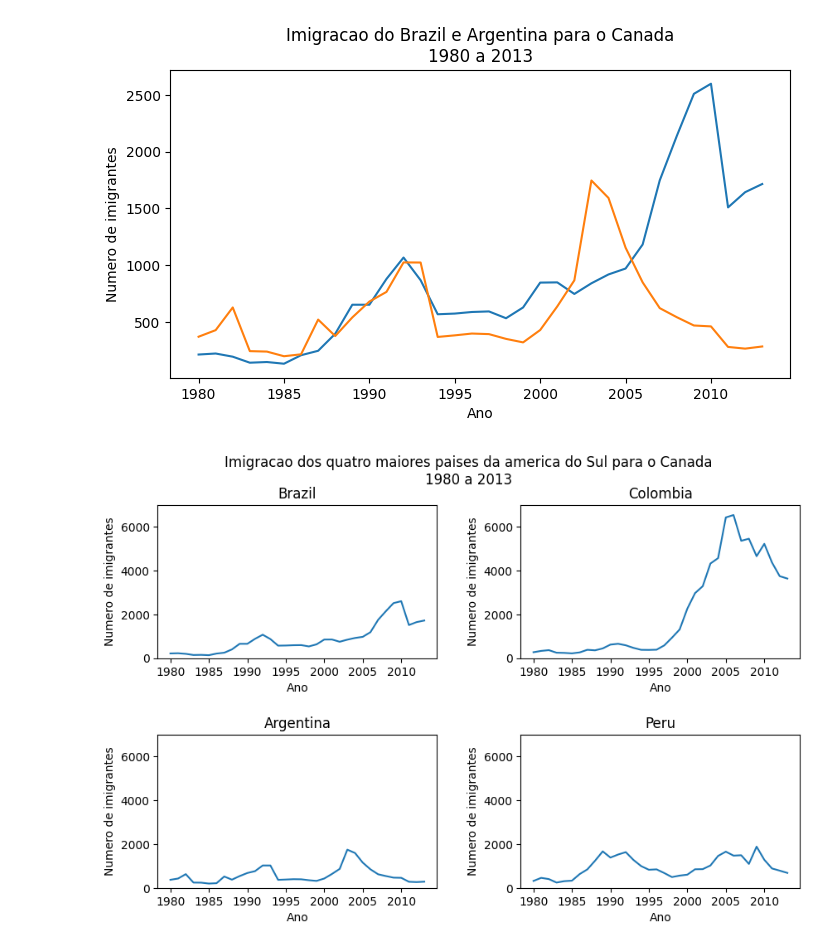
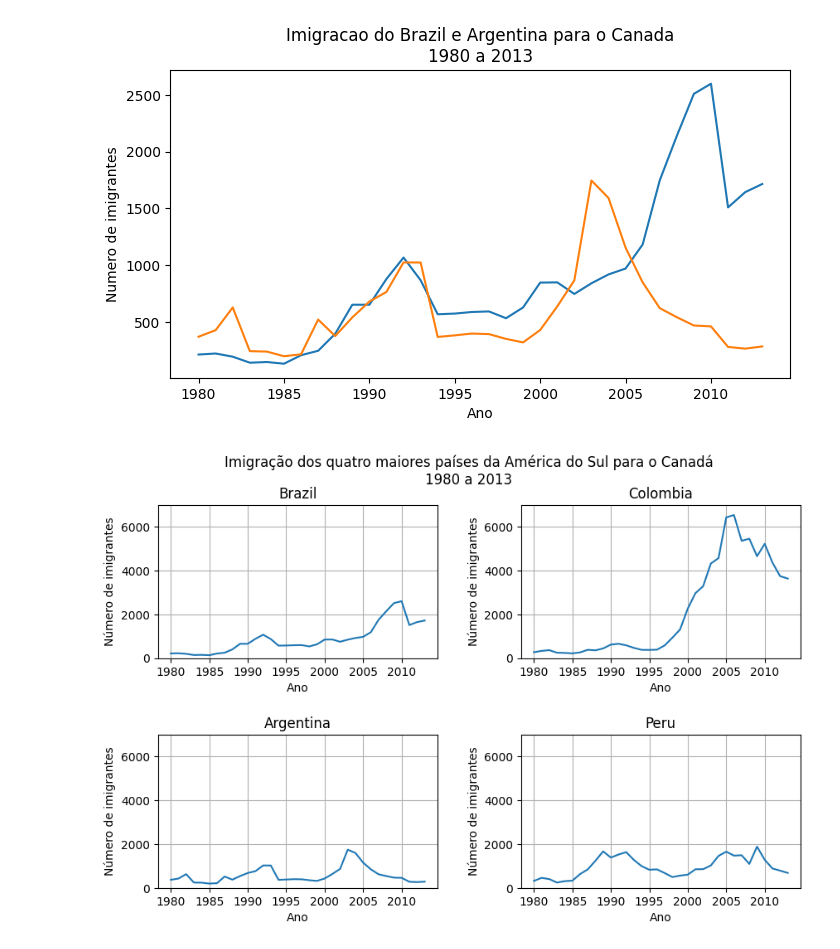
Before and after one commit to 59cyluc/data-science-studies, a Jupyter notebook: 00_canadian_immigration/01_canadian_immigration.ipynb, the cells around one changed output. Drawn from its saved outputs; the diff is of its cells as text; code cells hidden in the pictures.

```diff
--- a/00_canadian_immigration/01_canadian_immigration.ipynb
+++ b/00_canadian_immigration/01_canadian_immigration.ipynb
@@ -170,32 +169,35 @@ plt.show()
 # %% [output]
 [figure]
 # %%
-fig, axs = plt.subplots(2,2, figsize=(10,6))
+import matplotlib.pyplot as plt
+
+fig, axs = plt.subplots(2, 2, figsize=(10, 6))
 fig.subplots_adjust(hspace=0.5, wspace=0.3)
-fig.suptitle("Imigracao dos quatro maiores paises da america do Sul para o Canada\n1980 a 2013")
-axs[0,0].plot(df.loc["Brazil", anos])
-axs[0,0].set_title("Brazil")
+fig.suptitle("Imigração dos quatro maiores países da América do Sul para o Canadá\n1980 a 2013")
 
-axs[0,1].plot(df.loc["Colombia", anos])
-axs[0,1].set_title("Colombia")
+axs[0, 0].plot(df.loc["Brazil", anos])
+axs[0, 0].set_title("Brazil")
 
-axs[1,0].plot(df.loc["Argentina", anos])
-axs[1,0].set_title("Argentina")
+axs[0, 1].plot(df.loc["Colombia", anos])
+axs[0, 1].set_title("Colombia")
 
-axs[1,1].plot(df.loc["Peru", anos])
-axs[1,1].set_title("Peru")
+axs[1, 0].plot(df.loc["Argentina", anos])
+axs[1, 0].set_title("Argentina")
+
+axs[1, 1].plot(df.loc["Peru", anos])
+axs[1, 1].set_title("Peru")
 
 for ax in axs.flat:
     ax.xaxis.set_major_locator(plt.MultipleLocator(5))
-
-for ax in axs.flat:
     ax.set_xlabel("Ano")
-    ax.set_ylabel("Numero de imigrantes")
+    ax.set_ylabel("Número de imigrantes")
+    ax.grid(linestyle="-")
 
 ymin = 0
 ymax = 7000
 for ax in axs.ravel():
-    ax.set_ylim(ymin,ymax)
+    ax.set_ylim(ymin, ymax)
+
 plt.show()
 # %% [output]
-[figure, old version]
+[figure, new version]
```
Also changed, not shown: parts of 5 cells of this notebook, 1 other file.
